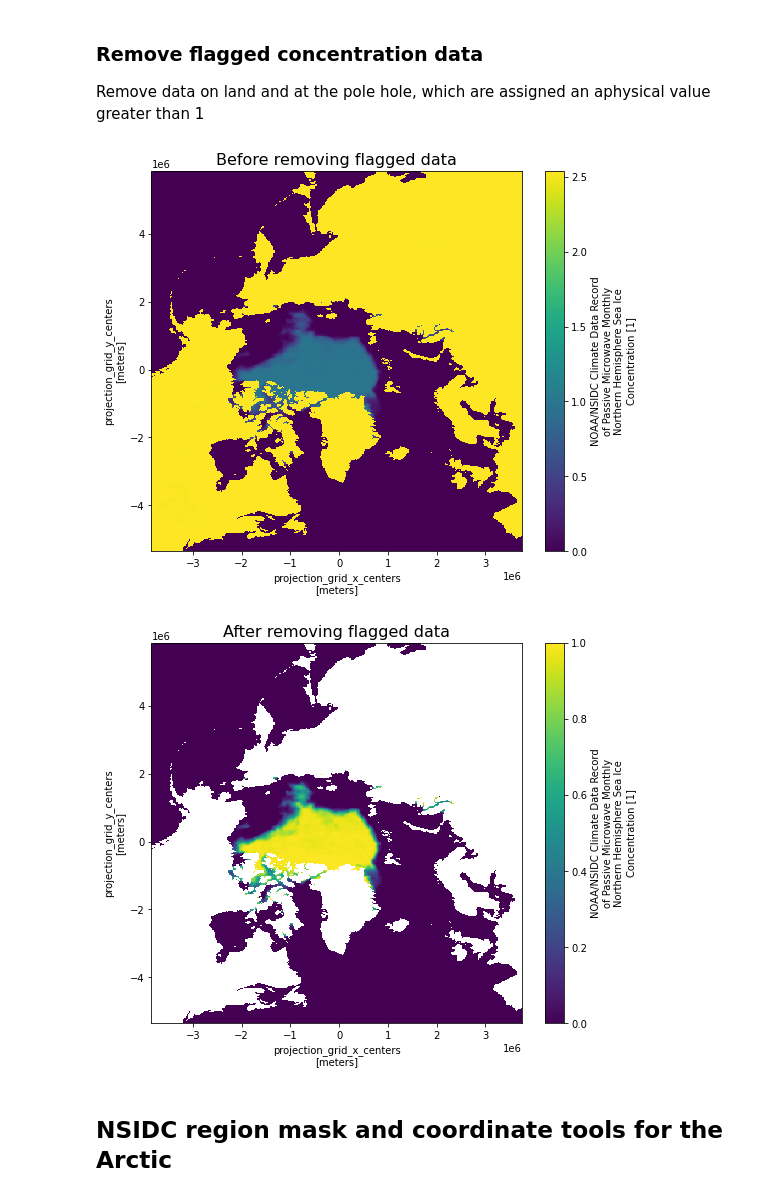
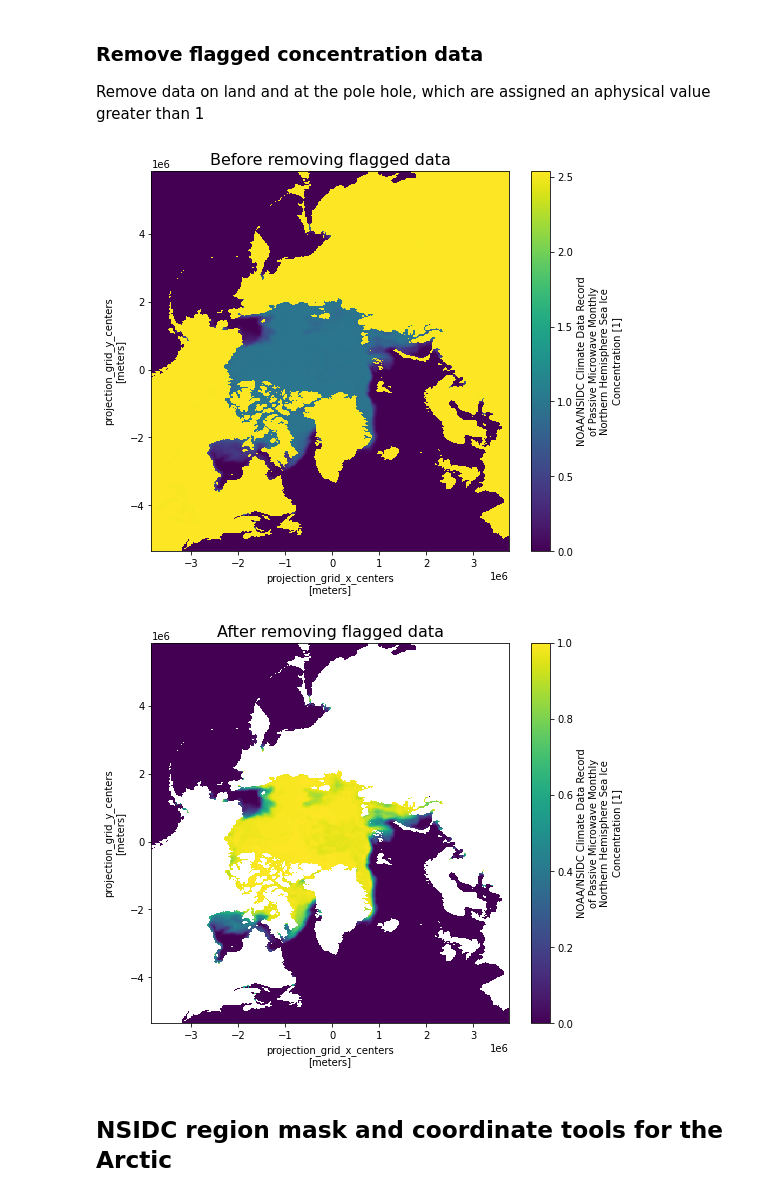
Before and after one commit to nicolejkeeney/icesat2-book, a Jupyter notebook: data_wrangling.ipynb, the cells around one changed output. Cells and saved outputs as stored; diff of their text form; code cells hidden in the pictures.

```diff
--- a/data_wrangling.ipynb
+++ b/data_wrangling.ipynb
@@ -89,7 +90,7 @@ drift_path = localDirectory + 'seaice_motion_vectors/'
 ## Set date range of interest
 We'll restrict data to this date range, corresponding to years/months in our later analysis
 # %%
-start_date = "Sep 2018"
+start_date = "Nov 2018"
 end_date = "Apr 2021"
 date_range = pd.date_range(start=start_date, end=end_date, freq='MS') # MS indicates a time frequency of start of the month
 print(date_range)
@@ -174,19 +173,19 @@ cdr_da = cdr_da.where(cdr_da.latitude > is2_ds.latitude.min()) # Restrict to ICE
 ### Remove flagged concentration data
 Remove data on land and at the pole hole, which are assigned an aphysical value greater than 1
 # %%
-cdr_da.isel(time = 0).plot(figsize = (8.3,7))
+cdr_da.isel(time = 0).plot(figsize = (8,7))
 plt.title("Before removing flagged data", fontsize = 16);
 # %% [output]
-[figure, old version]
+[figure, new version]
 # %%
 # Remove data > 1
 cdr_da = cdr_da.where(cdr_da <= 1)
 
 # Plot
-cdr_da.isel(time = 0).plot(figsize = (8.3,7))
+cdr_da.isel(time = 0).plot(figsize = (8,7))
 plt.title("After removing flagged data", fontsize = 16);
 # %% [output]
-[figure, old version]
+[figure, new version]
 # %% [markdown]
 ## NSIDC region mask and coordinate tools for the Arctic
 # %%
```
Also changed, not shown: parts of 14 cells of this notebook, 11 other files.
